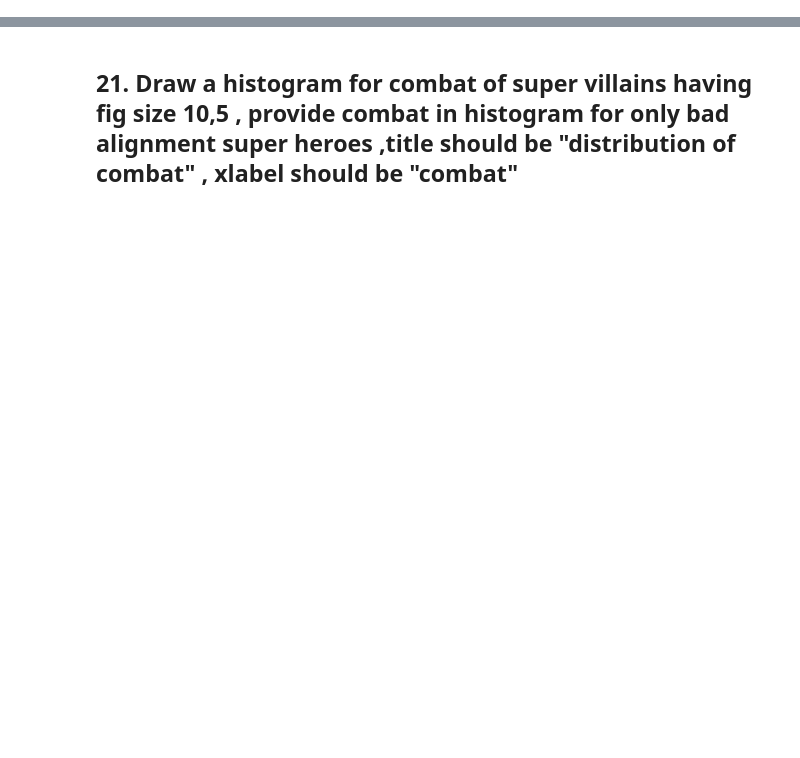
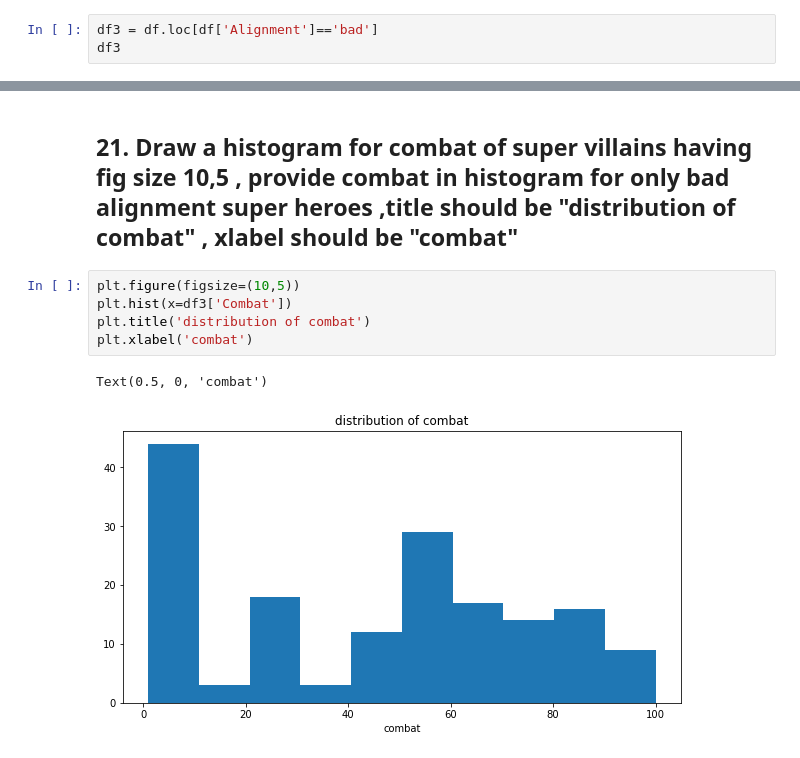
Before and after one commit to AnhNguyen2599/marvel-characters-data-analysis, a Jupyter notebook: marvel-characters.ipynb, the cells around one changed output, grey strips where cells are left out. Saved outputs shown, nothing was run; the diff lists cells and outputs as text; blank space fills up the shorter version.

```diff
--- a/marvel-characters.ipynb
+++ b/marvel-characters.ipynb
@@ -257,2 +258,5 @@ df2.plot(x='Name', kind='bar')
 # %% [markdown]
 ## 15. Extract villains having bad alignment
+# %%
+df3 = df.loc[df['Alignment']=='bad']
+df3
@@ -269,2 +341,10 @@ df2.plot(x='Name', kind='bar')
 # %% [markdown]
 ## 21. Draw a histogram for combat of super villains having fig size 10,5 , provide combat in histogram for only bad alignment super heroes ,title should be "distribution of combat" , xlabel should be "combat"
+# %%
+plt.figure(figsize=(10,5))
+plt.hist(x=df3['Combat'])
+plt.title('distribution of combat')
+plt.xlabel('combat')
+# %% [output]
+Text(0.5, 0, 'combat')
+[figure, added]
```
Also changed, not shown: parts of 11 cells of this notebook, 1 other file.
